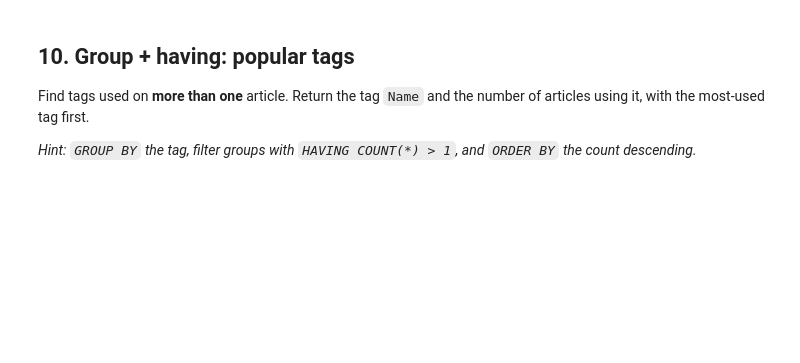
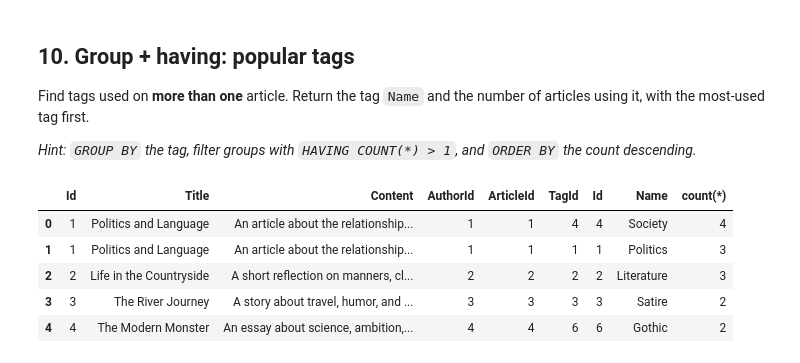
Before and after one commit to grahamcsu/internship-blog-project, a Jupyter notebook: sql_exercises.ipynb, the cells around one changed output. Drawn from its saved outputs; the diff is of its cells as text; code cells hidden in the pictures; blank space fills up the shorter version.

```diff
--- a/sql_exercises.ipynb
+++ b/sql_exercises.ipynb
@@ -123,6 +223,18 @@ Find tags used on **more than one** article. Return the tag `Name` and the numbe
 *Hint: `GROUP BY` the tag, filter groups with `HAVING COUNT(*) > 1`, and `ORDER BY` the count descending.*
 # %%
 query = """
--- your SQL here
+select *, count(*) from article
+join articletag on article.id=articletag.articleid
+join tag on tag.id=articletag.tagid
+group by tag.name
+having count(*)>1
+order by count(*) desc
 """
 run(query)
+# %% [output]
+|  | Id | Title | Content | AuthorId | ArticleId | TagId | Id | Name | count(*) |
+| 0 | 1 | Politics and Language | An article about the relationship... | 1 | 1 | 4 | 4 | Society | 4 |
+| 1 | 1 | Politics and Language | An article about the relationship... | 1 | 1 | 1 | 1 | Politics | 3 |
+| 2 | 2 | Life in the Countryside | A short reflection on manners, cl... | 2 | 2 | 2 | 2 | Literature | 3 |
+| 3 | 3 | The River Journey | A story about travel, humor, and ... | 3 | 3 | 3 | 3 | Satire | 2 |
+| 4 | 4 | The Modern Monster | An essay about science, ambition,... | 4 | 4 | 6 | 6 | Gothic | 2 |
```
Also changed, not shown: parts of 10 cells of this notebook.
